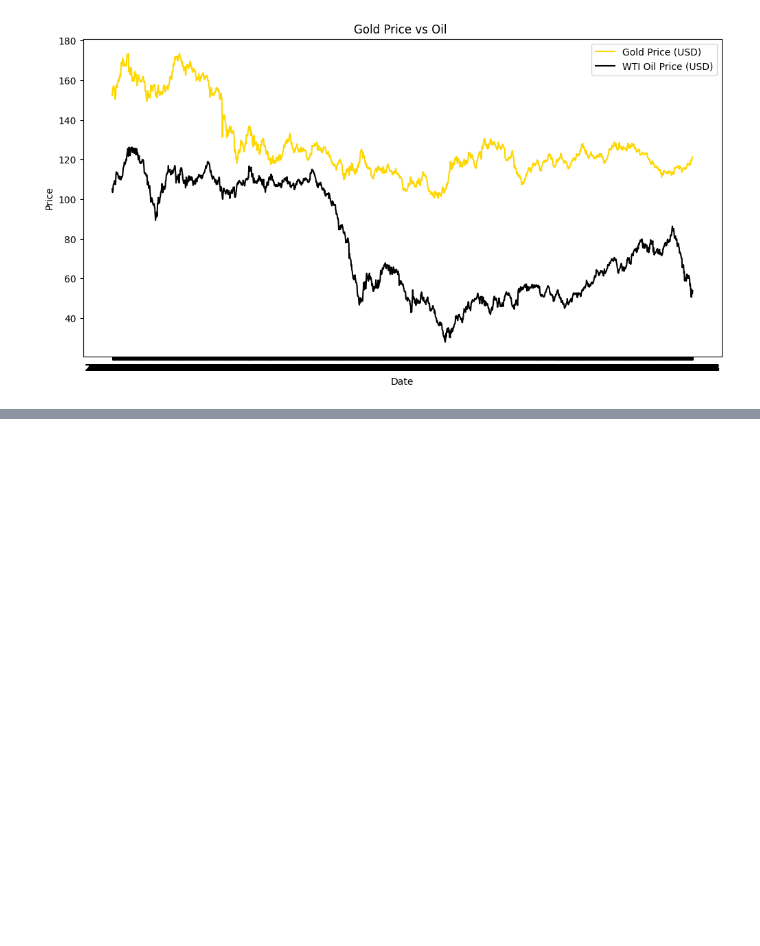
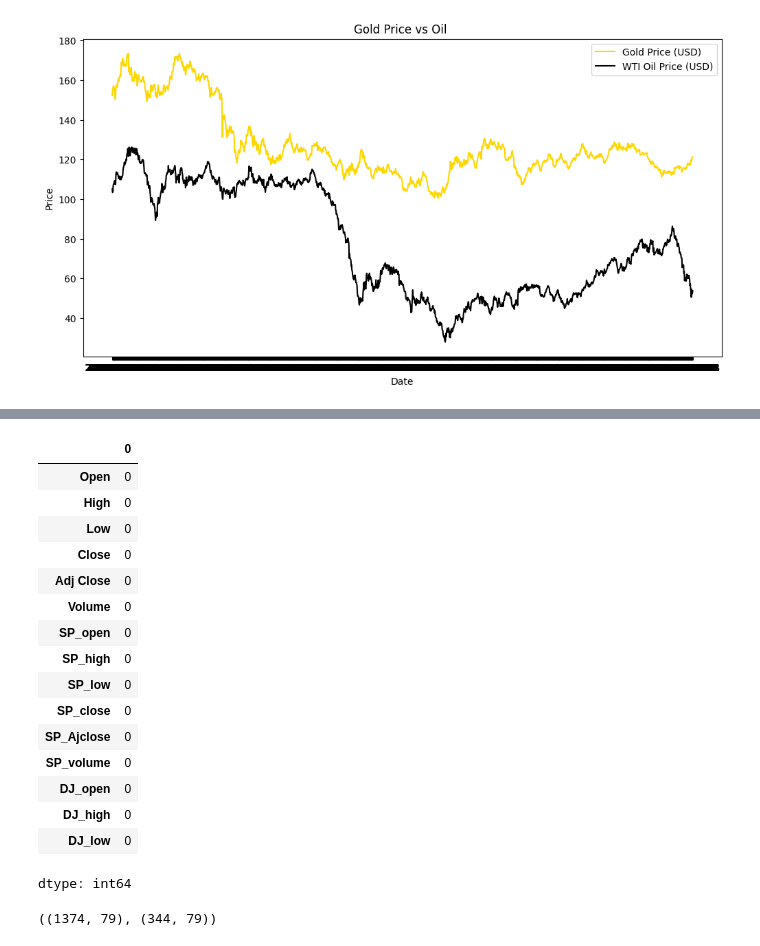
Before and after one commit to aiaaee/Gold-Price-Prediction, a Jupyter notebook: Gold_Price_Prediction.ipynb, the cells around one changed output, grey strips where cells are left out. Cells and saved outputs as stored; diff of their text form; code cells hidden in the pictures; blank space fills up the shorter version.

```diff
--- a/Gold_Price_Prediction.ipynb
+++ b/Gold_Price_Prediction.ipynb
@@ -115,0 +181,20 @@ plt.show()
+# %%
+data.isnull().sum().head(15)
+# %% [output]
+|  | 0 |
+| Open | 0 |
+| High | 0 |
+| Low | 0 |
+| Close | 0 |
+| Adj Close | 0 |
+| Volume | 0 |
+| SP_open | 0 |
+| SP_high | 0 |
+| SP_low | 0 |
+| SP_close | 0 |
+| SP_Ajclose | 0 |
+| SP_volume | 0 |
+| DJ_open | 0 |
+| DJ_high | 0 |
+| DJ_low | 0 |
+dtype: int64
@@ -115,0 +208,4 @@ plt.show()
+# %%
+X_train.shape , X_test.shape
+# %% [output]
+((1374, 79), (344, 79))
```
Also changed, not shown: parts of 21 cells of this notebook.
